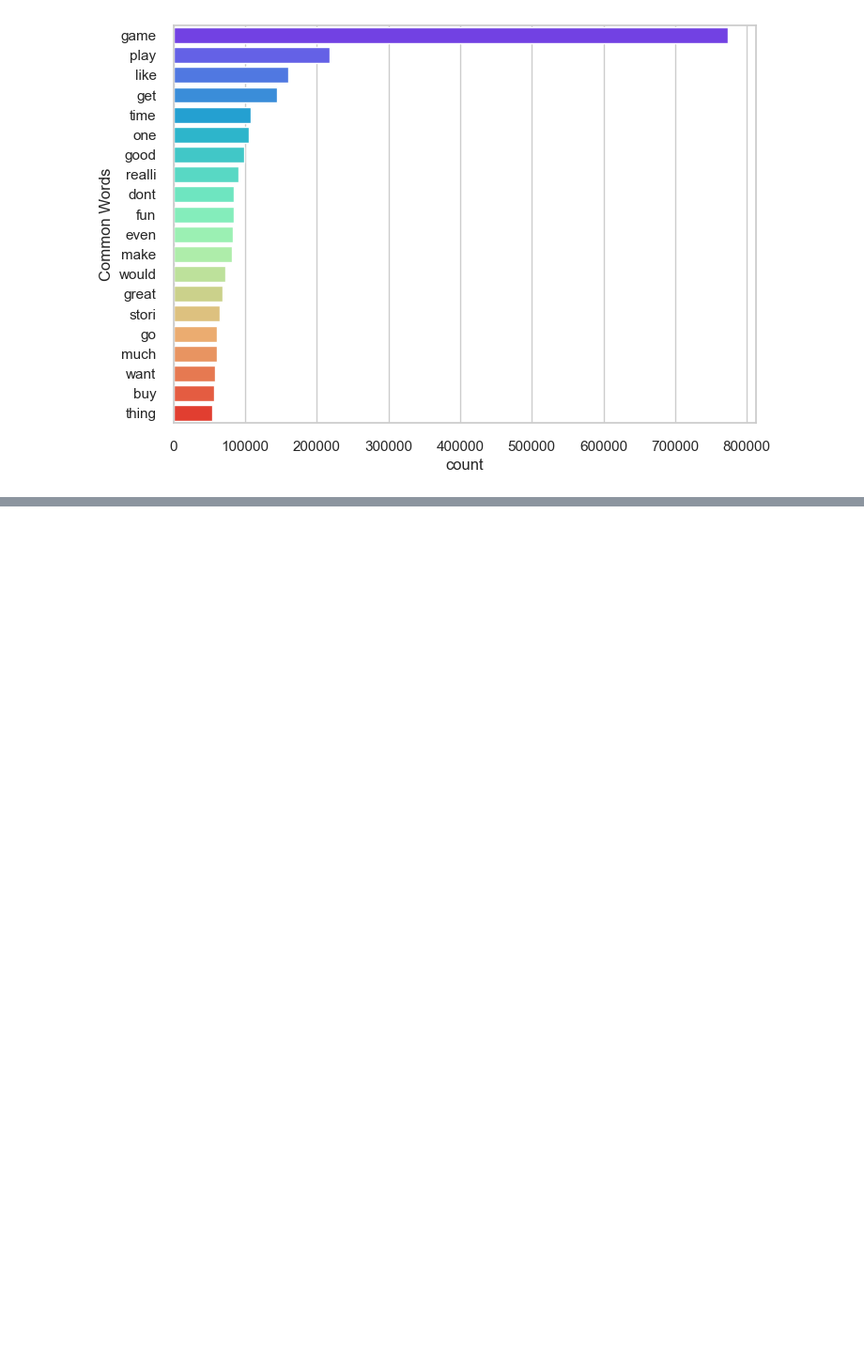
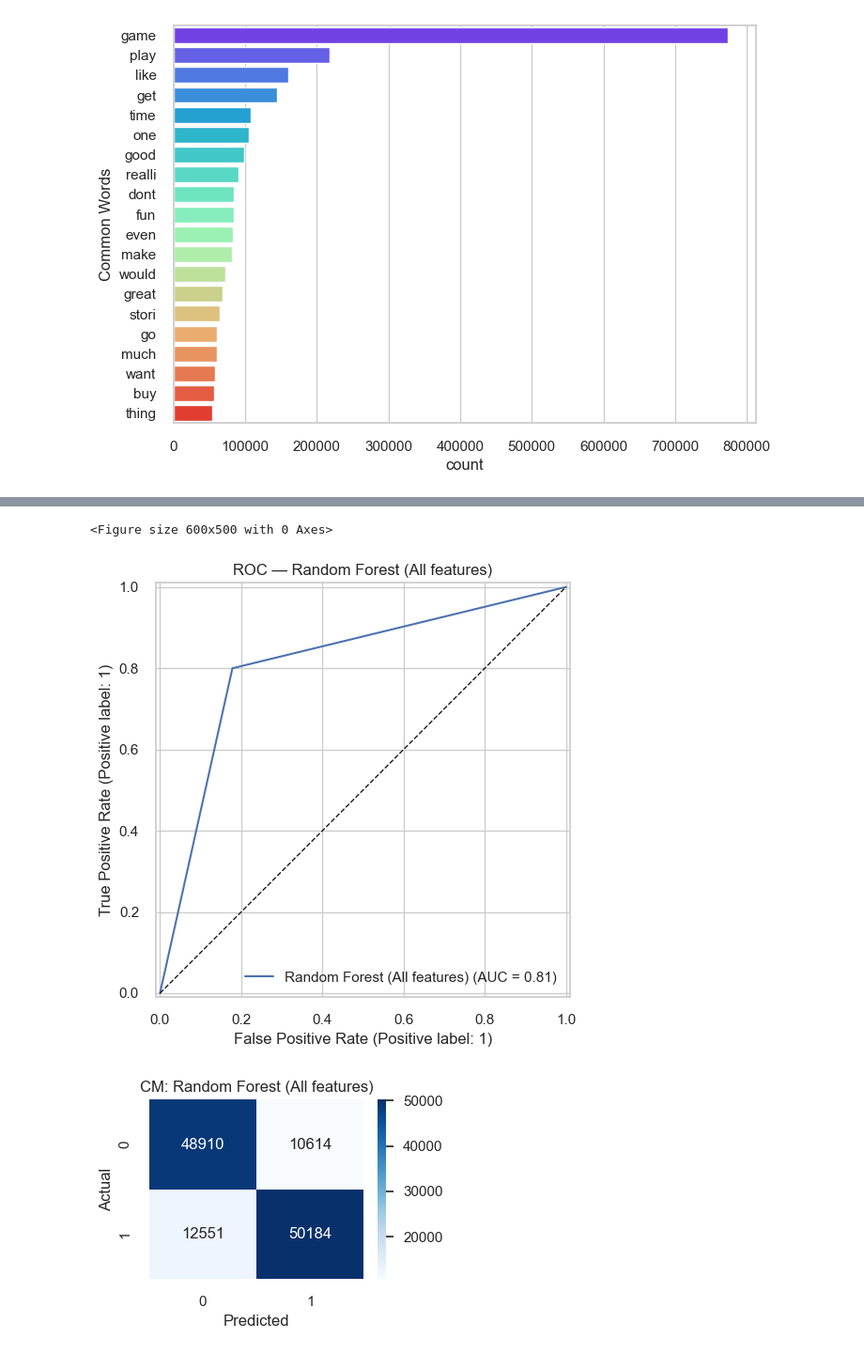
Before and after one commit to fatemalaali/nlp-game-reviews, a Jupyter notebook: game-sentiment-analysis.ipynb, the cells around one changed output, grey strips where cells are left out. Shown at 94% size. Drawn from its saved outputs; the diff is of its cells as text; code cells hidden in the pictures; blank space fills up the shorter version.

Commit message:
random forest classifier trained and evaluated

```diff
--- a/game-sentiment-analysis.ipynb
+++ b/game-sentiment-analysis.ipynb
@@ -577,0 +623,5 @@ Passing `palette` without assigning `hue` is deprecated and will be removed in v
+# %%
+# split the data
+X = balanced_df['review_text']
+y = balanced_df['review_score']
+X_train, X_test, y_train, y_test = train_test_split(X, y,random_state = 40, test_size = 0.3)
@@ -577,0 +630,10 @@ Passing `palette` without assigning `hue` is deprecated and will be removed in v
+# %%
+rf_pipeline = Pipeline([
+    ('vectorizer', CountVectorizer(max_features=4000)), # Bag of words - using only top 4000 features
+    ('tfidf', TfidfTransformer()), # Converts raw counts into Term Frequency–Inverse Document Frequency weights.
+    ('classifier', RandomForestClassifier()),
+    ])
+# %%
+text_classifier = rf_pipeline.fit(X_train,y_train)
+# %%
+predictions = text_classifier.predict(X_test)
@@ -577,0 +662,8 @@ Passing `palette` without assigning `hue` is deprecated and will be removed in v
+# %%
+# Plots
+plot_roc(y_test, predictions, "Random Forest (All features)", "figures/roc_rf_all_features.png")
+plot_cm (confusion_matrix(y_test,predictions), "CM: Random Forest (All features)", "figures/cm_rf.png")
+# %% [output]
+<Figure size 600x500 with 0 Axes>
+[figure, added]
+[figure, added]
```
Also changed, not shown: parts of 14 cells of this notebook, 3 other files.
